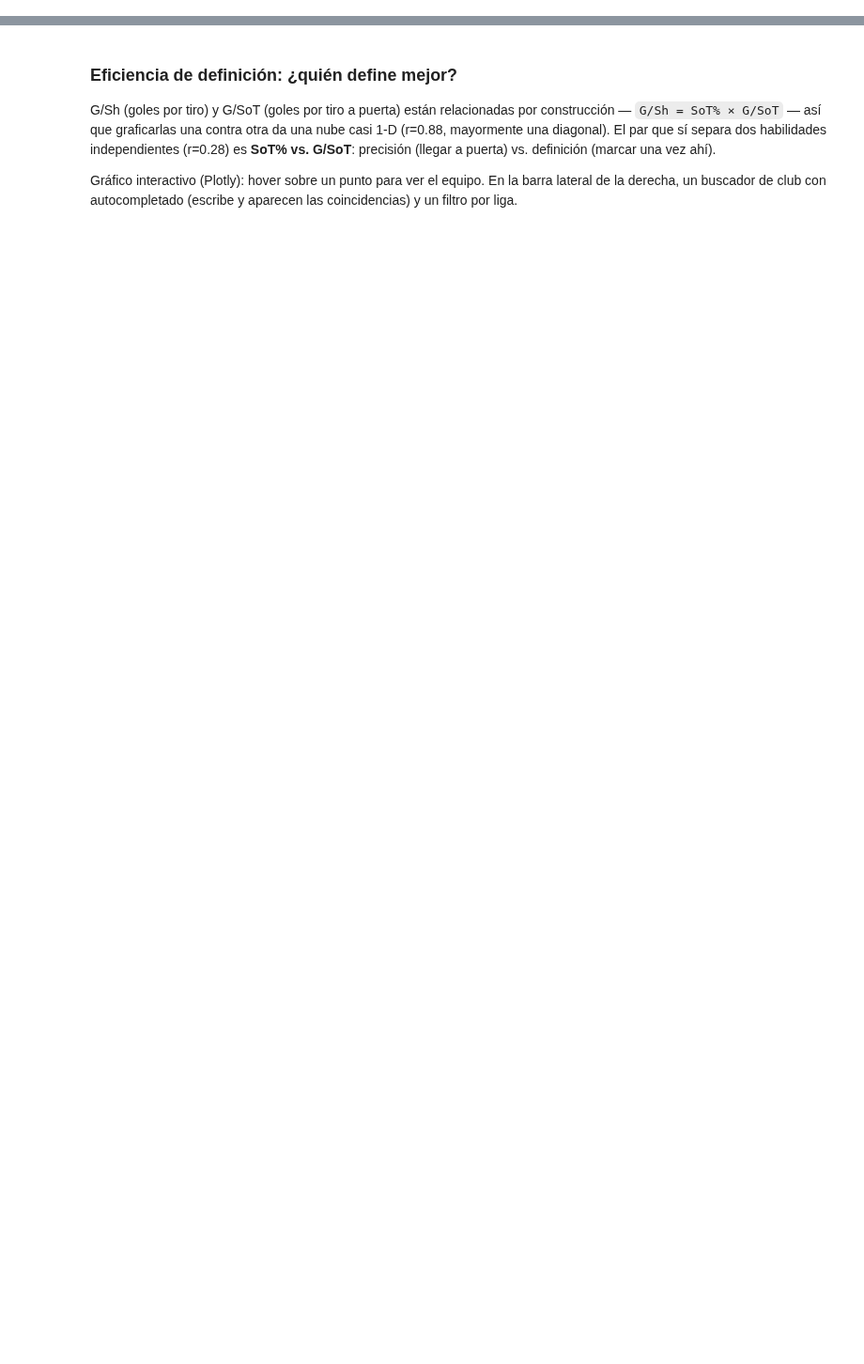
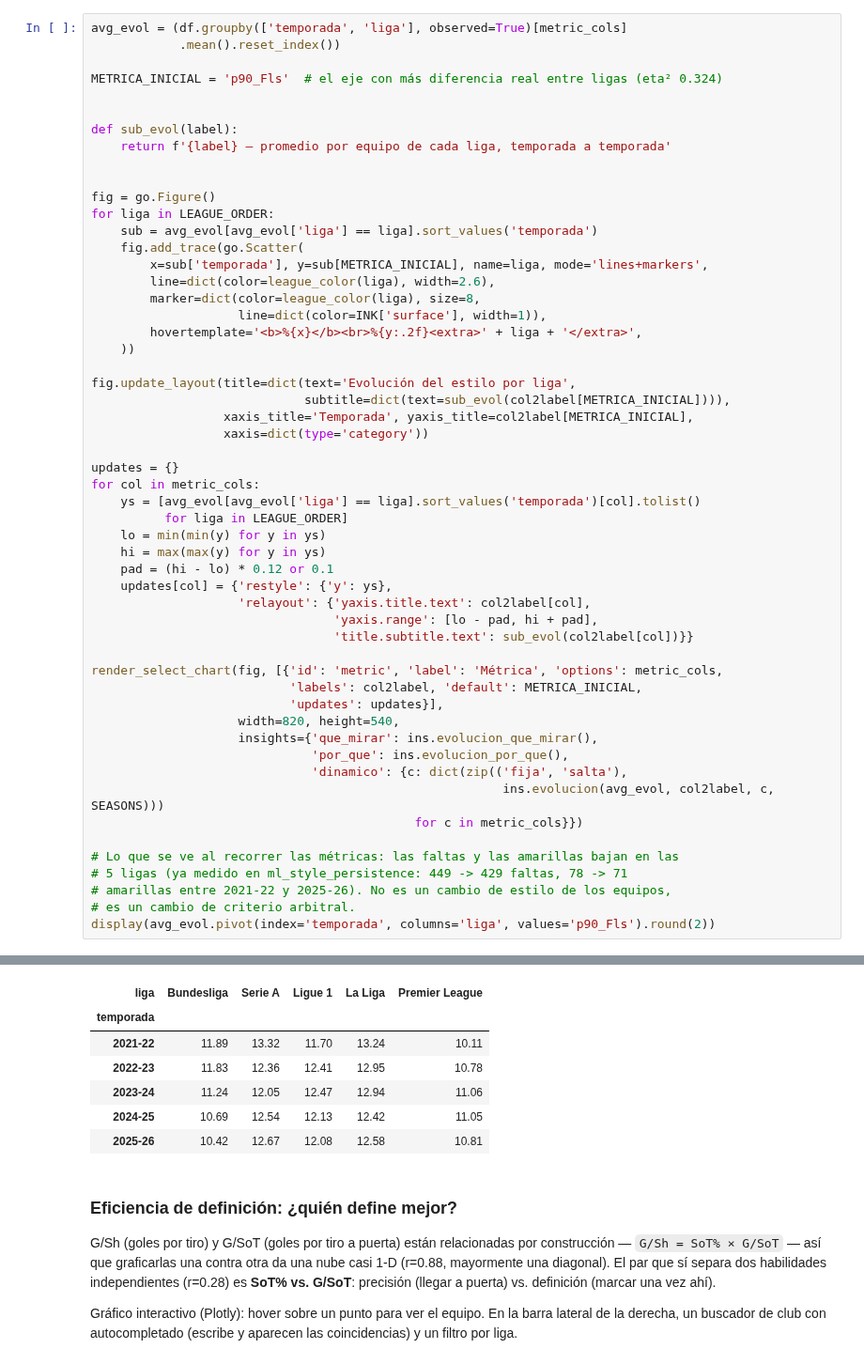
Before and after one commit to OliverBur/futviz, a Jupyter notebook: code/eda_teams.ipynb, the cells around one changed output, grey strips where cells are left out. Shown at 94% size. Drawn from its saved outputs; the diff is of its cells as text; blank space fills up the shorter version.

```diff
--- a/code/eda_teams.ipynb
+++ b/code/eda_teams.ipynb
@@ -233,0 +279,55 @@ plt.show()
+# %%
+avg_evol = (df.groupby(['temporada', 'liga'], observed=True)[metric_cols]
+            .mean().reset_index())
+
+METRICA_INICIAL = 'p90_Fls'  # el eje con más diferencia real entre ligas (eta² 0.324)
+
+
+def sub_evol(label):
+    return f'{label} — promedio por equipo de cada liga, temporada a temporada'
+
+
+fig = go.Figure()
+for liga in LEAGUE_ORDER:
+    sub = avg_evol[avg_evol['liga'] == liga].sort_values('temporada')
+    fig.add_trace(go.Scatter(
+        x=sub['temporada'], y=sub[METRICA_INICIAL], name=liga, mode='lines+markers',
+        line=dict(color=league_color(liga), width=2.6),
+        marker=dict(color=league_color(liga), size=8,
+                    line=dict(color=INK['surface'], width=1)),
+        hovertemplate='<b>%{x}</b><br>%{y:.2f}<extra>' + liga + '</extra>',
+    ))
+
+fig.update_layout(title=dict(text='Evolución del estilo por liga',
+                             subtitle=dict(text=sub_evol(col2label[METRICA_INICIAL]))),
+                  xaxis_title='Temporada', yaxis_title=col2label[METRICA_INICIAL],
+                  xaxis=dict(type='category'))
+
+updates = {}
+for col in metric_cols:
+    ys = [avg_evol[avg_evol['liga'] == liga].sort_values('temporada')[col].tolist()
+          for liga in LEAGUE_ORDER]
+    lo = min(min(y) for y in ys)
+    hi = max(max(y) for y in ys)
+    pad = (hi - lo) * 0.12 or 0.1
+    updates[col] = {'restyle': {'y': ys},
+                    'relayout': {'yaxis.title.text': col2label[col],
+                                 'yaxis.range': [lo - pad, hi + pad],
+                                 'title.subtitle.text': sub_evol(col2label[col])}}
+
+render_select_chart(fig, [{'id': 'metric', 'label': 'Métrica', 'options': metric_cols,
+                           'labels': col2label, 'default': METRICA_INICIAL,
+                           'updates': updates}],
+                    width=820, height=540,
+                    insights={'que_mirar': ins.evolucion_que_mirar(),
+                              'por_que': ins.evolucion_por_que(),
+                              'dinamico': {c: dict(zip(('fija', 'salta'),
+                                                        ins.evolucion(avg_evol, col2label, c, SEASONS)))
+                                            for c in metric_cols}})
+
+# Lo que se ve al recorrer las métricas: las faltas y las amarillas bajan en las
+# 5 ligas (ya medido en ml_style_persistence: 449 -> 429 faltas, 78 -> 71
+# amarillas entre 2021-22 y 2025-26). No es un cambio de estilo de los equipos,
+# es un cambio de criterio arbitral.
+display(avg_evol.pivot(index='temporada', columns='liga', values='p90_Fls').round(2))
+# %% [output]
@@ -234,3 +335,10 @@ plt.show()
+| liga | Bundesliga | Serie A | Ligue 1 | La Liga | Premier League |
+| temporada |  |  |  |  |  |
+| 2021-22 | 11.89 | 13.32 | 11.70 | 13.24 | 10.11 |
+| 2022-23 | 11.83 | 12.36 | 12.41 | 12.95 | 10.78 |
+| 2023-24 | 11.24 | 12.05 | 12.47 | 12.94 | 11.06 |
+| 2024-25 | 10.69 | 12.54 | 12.13 | 12.42 | 11.05 |
+| 2025-26 | 10.42 | 12.67 | 12.08 | 12.58 | 10.81 |
 # %% [markdown]
 ### Eficiencia de definición: ¿quién define mejor?
 
```
Also changed, not shown: parts of 19 cells of this notebook, 34 other files.
